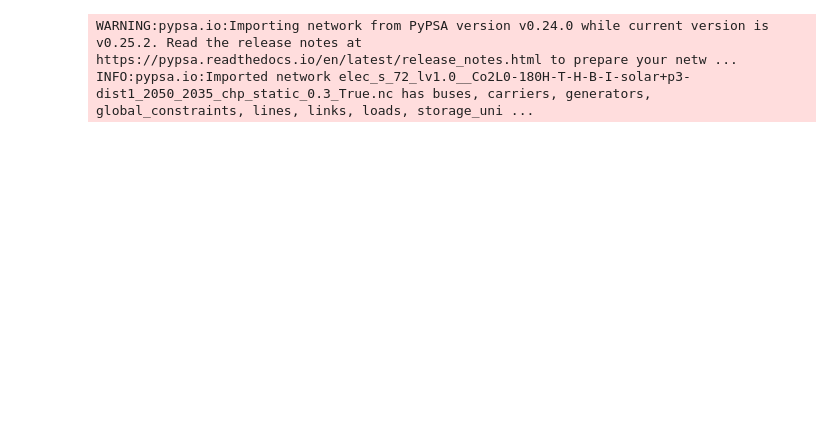
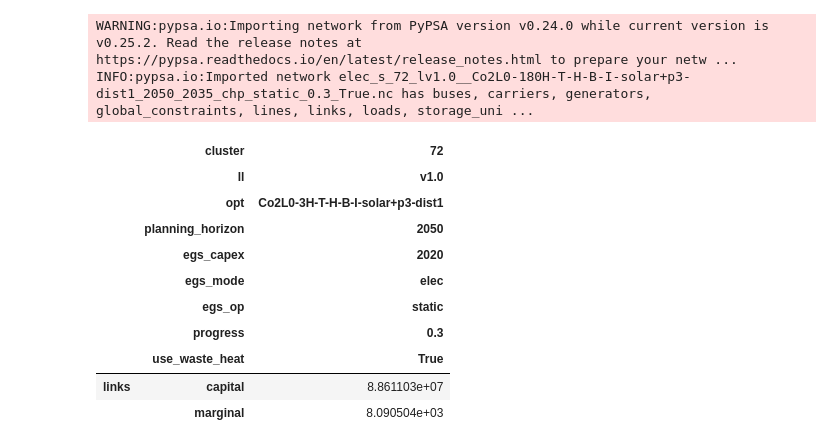
Before and after one commit to LukasFrankenQ/egs_market_integration, a Jupyter notebook: notebooks/plot_total_energy.ipynb, the cells around one changed output. Drawn from its saved outputs; the diff is of its cells as text; code cells hidden in the pictures; blank space fills up the shorter version.

```diff
--- a/notebooks/plot_total_energy.ipynb
+++ b/notebooks/plot_total_energy.ipynb
@@ -107,3 +109,28 @@ models = [
+# %%
+ncosts = pd.read_csv(
+    Path.cwd().parent.parent.parent /
+    'cluster_data' /
+    'breyer_sweep' /
+    'joint_data' /
+    'nodal_costs.csv',
+    index_col=[0,1,2,3],
+    header=list(range(9))
+    )
+ss = ncosts.loc[:,idx['72', 'v1.0', :, '2050', '2020', 'elec', 'static', '0.3', 'True']]
+# print(ss.index.get_level_values(3).unique())
+ss.loc[idx[:,:,'GB0 0','residential urban decentral gas boiler']]
+# %% [output]
+|  | cluster | 72 |
+|  | ll | v1.0 |
+|  | opt | Co2L0-3H-T-H-B-I-solar+p3-dist1 |
+|  | planning_horizon | 2050 |
+|  | egs_capex | 2020 |
+|  | egs_mode | elec |
+|  | egs_op | static |
+|  | progress | 0.3 |
+|  | use_waste_heat | True |
+| links | capital | 8.861103e+07 |
+|  | marginal | 8.090504e+03 |
 # %%
 width = 0.8
 
```
Also changed, not shown: parts of 3 cells of this notebook, 1 other file.
